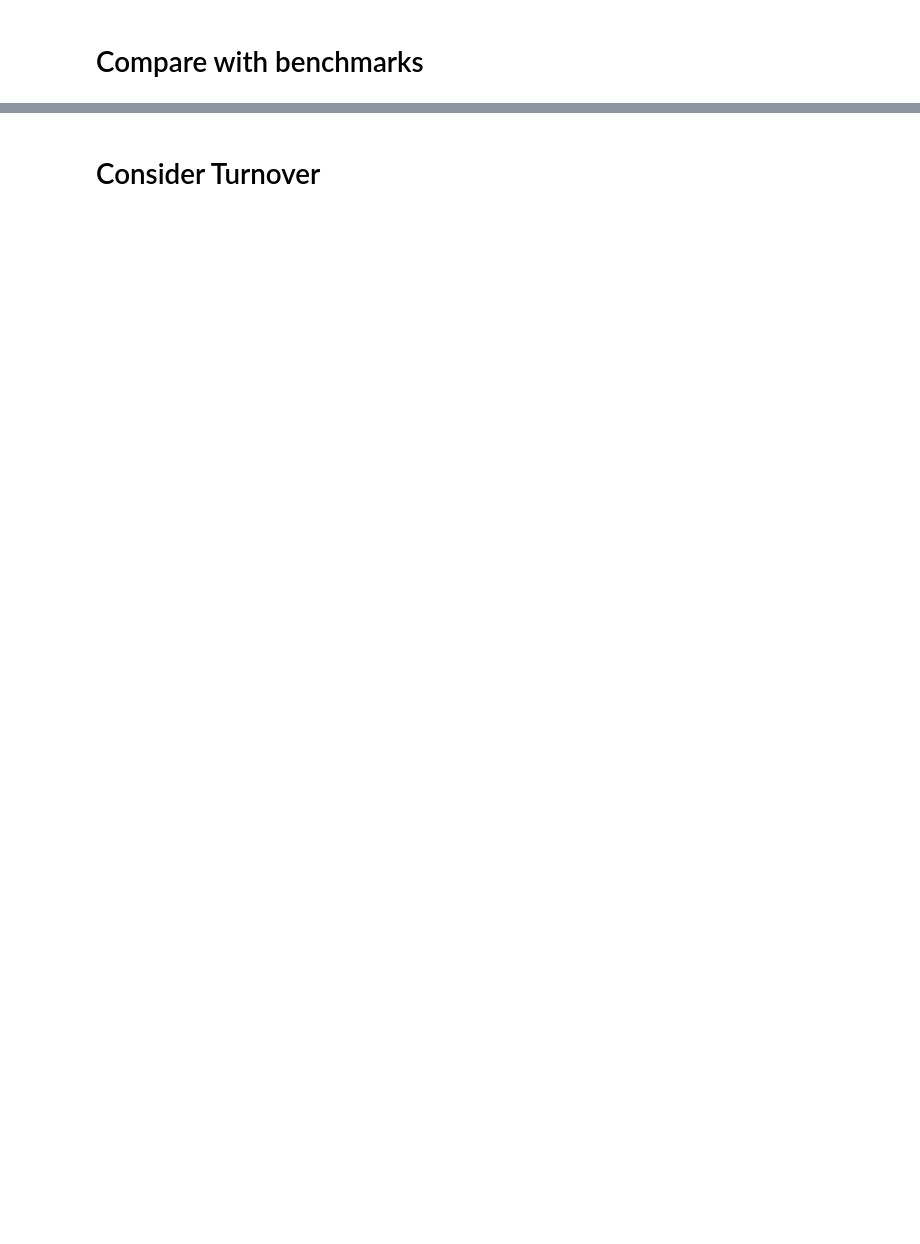
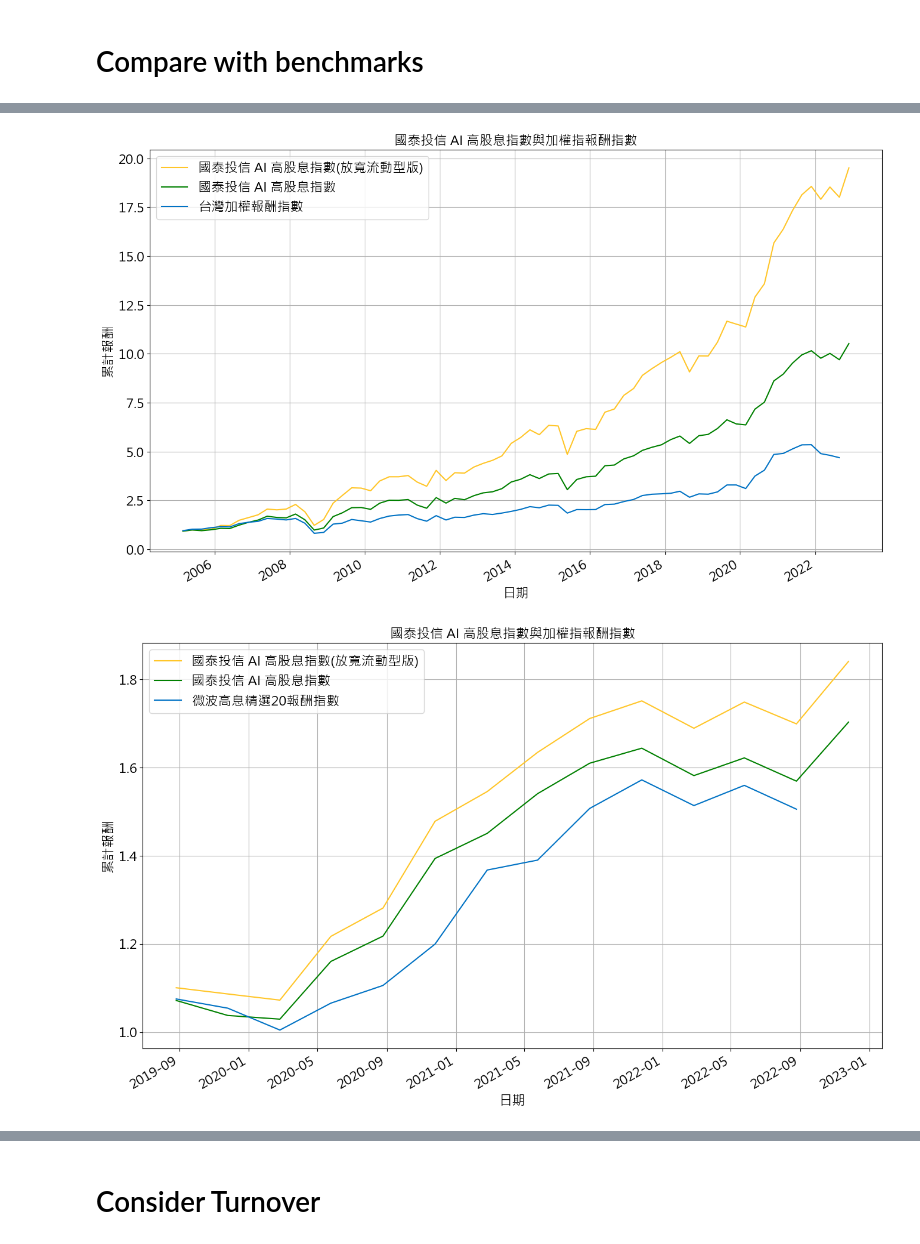
Before and after one commit to vayvay0993/hidiv, a Jupyter notebook: main_04_select_data.ipynb, the cells around one changed output, grey strips where cells are left out. Drawn from its saved outputs; the diff is of its cells as text; code cells hidden in the pictures; blank space fills up the shorter version.

Commit message:
train and select for 20230724_091431

```diff
--- a/main_04_select_data.ipynb
+++ b/main_04_select_data.ipynb
@@ -31,6 +31,11 @@ pd.set_option("display.max_columns", 100)
 
 # Set the float format to display without scientific notation
 pd.options.display.float_format = '{:.4f}'.format
+
+import matplotlib
+
+# Set global font to 'Microsoft JhengHei'
+matplotlib.rcParams['font.sans-serif'] = ['Microsoft JhengHei']
 # %% [markdown]
 # Set Model
 # %%
@@ -307,8 +314,8 @@ df_select_pool.to_feather(f'./data/model/{model_folder_name}/df_select_pool.feat
 # Pre-filtering the dividend yield
 # %%
 # df_market_cap_melt.to_feather('./data/df_market_cap_melt.feather')
-df_market_cap_melt = pd.read_feather('./data/df_market_cap_melt.feather')
-df_predict_merge_cap = df_predict_all.merge(df_market_cap_melt, on=['date','ticker'], how='left').copy()
+# df_market_cap_melt = pd.read_feather('./data/df_market_cap_melt.feather')
+df_predict_merge_cap = df_predict_all.dropna().copy()
 df_predict_merge_cap['market_cap_rank'] = df_predict_merge_cap.groupby('date',group_keys=False)['market_cap'].rank(ascending=False)
 df_predict_merge_cap = df_predict_merge_cap[df_predict_merge_cap['market_cap_rank'] <= 300].copy()
 
@@ -321,9 +338,9 @@ df_price_liquidity_flag = pd.read_feather('./data/df_price_liquidity_flag.feathe
 df_price_liquidity_flag = df_price_liquidity_flag[['日期','股票代號','flag_all']]
 df_price_liquidity_flag.columns = ['date','ticker','flag_all']
 
-df_filter_dividends_yield = pd.merge(df_filter_dividends_yield, df_price_liquidity_flag, on=['date','ticker'], how='left')
-df_select_filter_dividends_yield = df_filter_dividends_yield[df_filter_dividends_yield['flag_all'] != 1].reset_index(drop=True).copy()
-print(df_select_filter_dividends_yield.groupby('date')['y'].count().describe())
+df_filter_dividends_yield_temp = pd.merge(df_filter_dividends_yield, df_price_liquidity_flag, on=['date','ticker'], how='left')
+df_select_filter_dividends_yield = df_filter_dividends_yield_temp[df_filter_dividends_yield_temp['flag_all'] != 1].reset_index(drop=True).copy()
+print(df_select_filter_dividends_yield.groupby('date')['ticker'].count().describe())
 
 df_select_filter_dividends_yield = df_select_filter_dividends_yield.reset_index(drop=True)
 df_select_filter_dividends_yield_top_50 = df_select_filter_dividends_yield.groupby('date').apply(top_n, n=50, columns=['predict_rank'], ascending=[True])
@@ -482 +485,6 @@ df_benchmarks_all.head(11)
+# %%
+benchmark_list = df_benchmarks_all.columns.to_list()
+benchmark_list.remove('日期')
+benchmark_list.remove('台灣精選高息報酬指數')
+benchmark_list.remove('特選台灣產業龍頭存股等權重報酬指數')
 # %%
@@ -600,0 +595,56 @@ Name: rebalance_period_return, dtype: float64
+# %%
+
+# figs/{model_folder_name}
+# create folder if not exist
+if not os.path.exists(f'./figs/{model_folder_name}'):
+    os.makedirs(f'./figs/{model_folder_name}')
+
+
+
+for index_name in benchmark_list:
+
+    df_benchmarks_temp = df_benchmarks_all[['日期',f'{index_name}']].copy()
+    df_benchmarks_temp.columns = ['date',f'{index_name}']
+    df_benchmarks_temp.dropna(inplace=True)
+    # change the date format to datetime
+    df_benchmarks_temp['date'] = pd.to_datetime(df_benchmarks_temp['date'], format='%Y/%m/%d')
+    df_benchmarks_temp.sort_values('date', inplace=True)
+    df_benchmarks = pd.merge(df_rebalance_date, df_benchmarks_temp, on='date', how='left')
+
+    df_benchmarks = df_benchmarks.merge(df_restrict_portfolio, on='date', how='left')
+    df_benchmarks = df_benchmarks.merge(df_portfolio, on='date', how='left')
+    df_benchmarks.dropna(inplace=True)
+    df_benchmarks.reset_index(drop=True, inplace=True)
+    df_benchmarks['benchmark_adj'] = df_benchmarks[f'{index_name}'] / df_benchmarks[f'{index_name}'].iloc[0]
+    df_benchmarks[f'{index_name}'] = df_benchmarks[f'{index_name}'].astype(float)
+    # shift -1 for calculate the return
+    df_benchmarks['benchmark_shift'] = df_benchmarks[f'{index_name}'].shift(-1)
+    df_benchmarks['benchmark_return'] = df_benchmarks['benchmark_shift'] / df_benchmarks[f'{index_name}']
+
+    df_benchmarks['benchmark_cumprod'] = df_benchmarks['benchmark_return'].cumprod()
+    df_benchmarks['restrict_portfolio_cumprod'] = df_benchmarks['restrict_portfolio'].cumprod()
+    df_benchmarks['ai_portfolio_cumprod'] = df_benchmarks['ai_portfolio'].cumprod()
+
+    df_benchmarks.set_index('date', inplace = True)
+    df_to_excel = df_benchmarks[['ai_portfolio_cumprod','restrict_portfolio_cumprod','benchmark_cumprod']].copy()
+    df_to_excel.columns = ['國泰投信 AI 高股息指數(放寬流動型版)', '國泰投信 AI 高股息指數', index_name]
+    df_to_excel.to_excel(f'./figs/{model_folder_name}/50檔_{index_name}.xlsx')
+    df_benchmarks[['ai_portfolio_cumprod','restrict_portfolio_cumprod','benchmark_cumprod']].plot(figsize=(16,10), color=['#ffc629','green','#0072c4'])
+    # df_benchmarks[['restrict_portfolio_cumprod','benchmark_cumprod']].plot(figsize=(16,10), color=['green','#0072c4'])
+
+    # Optionally, set individual element sizes
+    matplotlib.rcParams['font.size'] = 25
+
+    plt.grid(True)
+    plt.title('國泰投信 AI 高股息指數與加權指報酬指數')
+    plt.xlabel('日期')
+    # Set legend names
+    plt.legend(['國泰投信 AI 高股息指數(放寬流動型版)', '國泰投信 AI 高股息指數', index_name])
+    # plt.legend(['國泰投信 AI 高股息指數', index_name])
+    plt.ylabel('累計報酬')
+    plt.grid(True)
+    plt.savefig(f'./figs/{model_folder_name}/放寬版_{index_name}_30.png', bbox_inches='tight')
+    # plt.savefig(f'./figs/一般版_{index_name}.png', bbox_inches='tight')
+# %% [output]
+[figure, added]
+[figure, added]
```
Also changed, not shown: parts of 24 cells of this notebook, 4 other files.
